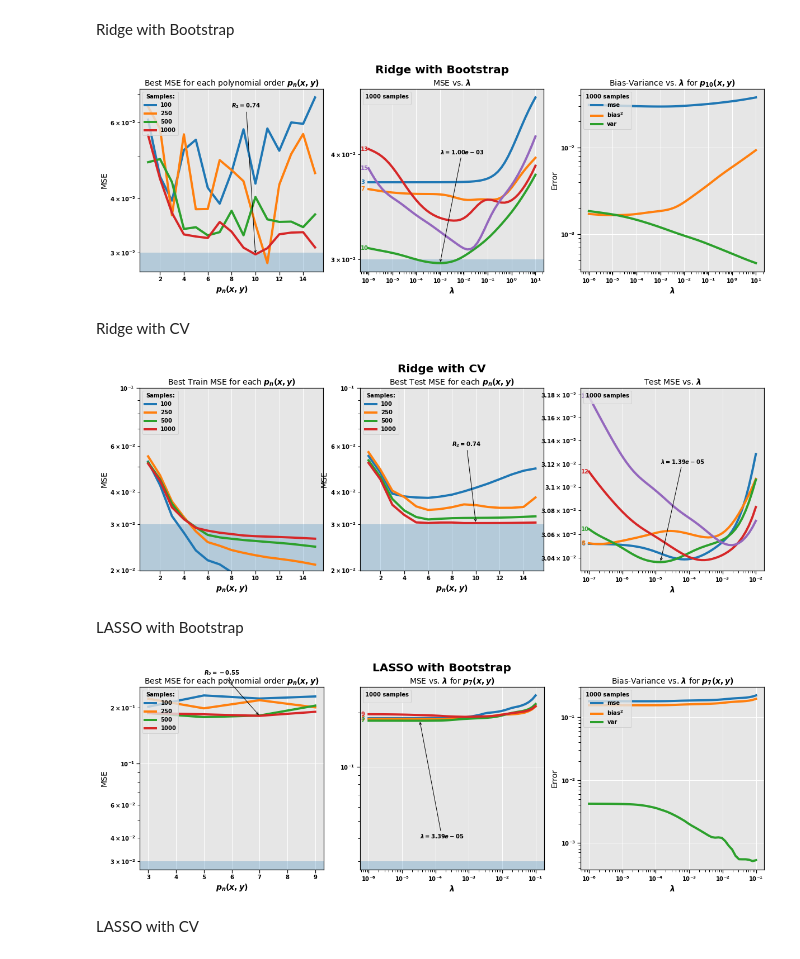
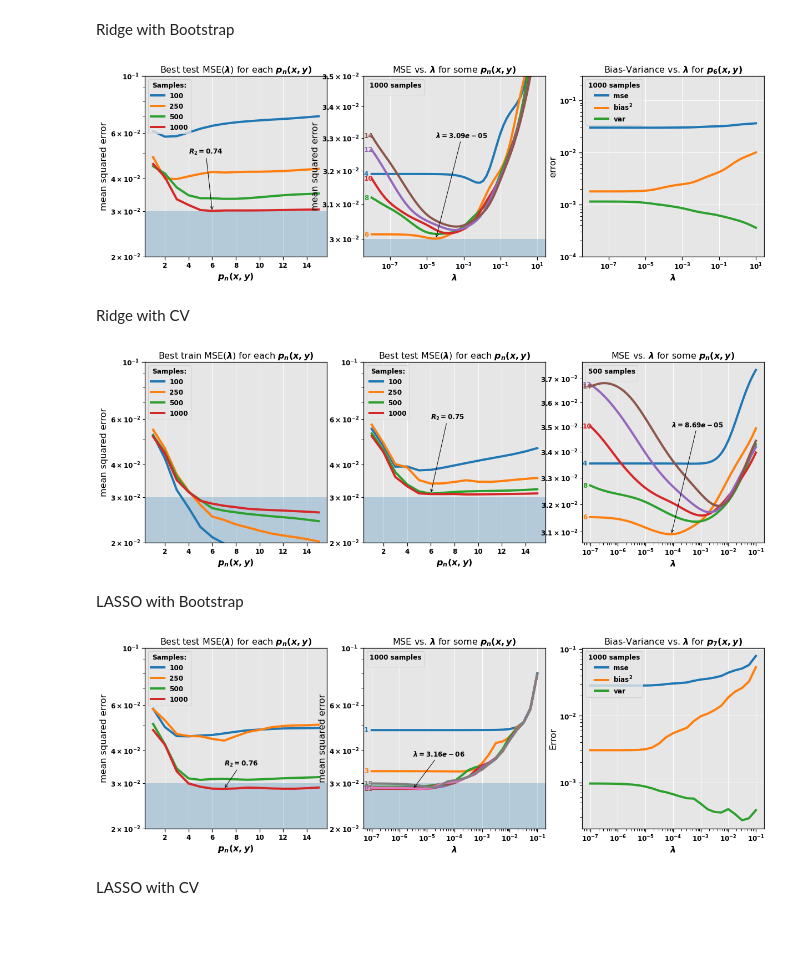
Before and after one commit to fonstelien/FYS-STK4155, a Jupyter notebook: project1/take2.ipynb, the cells around one changed output. Saved outputs shown, nothing was run; the diff lists cells and outputs as text; code cells hidden in the pictures; blank space fills up the shorter version.

```diff
--- a/project1/take2.ipynb
+++ b/project1/take2.ipynb
@@ -258,27 +243,27 @@ Ridge with Bootstrap
 # %%
 '''Running Ridge with Bootstrap'''
 
-lambdas = np.logspace(-6, 1, 50)
+lambdas = np.logspace(-8, 1, 50)
 ridge_bs_results = list()
 
 for sn in samples:
     X_down = X[:sn]
     z_down = z[:sn]
     f_down = f[:sn]
-    ridge_bs_df = run_ridge_bootstrap(X_down, z_down, f_down, polynomial_orders=polynomial_orders, lambdas=lambdas, train_size=.7, bootstraps=20)
+    ridge_bs_df = run_ridge_bootstrap(X_down, z_down, f_down, polynomial_orders=polynomial_orders, lambdas=lambdas, train_size=.7, bootstraps=25)
     best_lambda, best_mse = best_lambda_mse(df=ridge_bs_df, polynomial_orders=polynomial_orders, col_prefix='test_mse_')
     ridge_bs_results.append((ridge_bs_df, best_lambda, best_mse))
 # %%
 ''' Plotting Ridge with Bootstrap '''
 
 fig, axes = plt.subplots(nrows=1, ncols=3, figsize=WIDE_FIG)
-fig.suptitle("Ridge with Bootstrap", fontsize=LARGE, weight='bold')
+#fig.suptitle("Ridge with Bootstrap", fontsize=LARGE, weight='bold')
 
 ''' Best MSE '''
 ax = axes[0]
-ax.set_title("Best MSE for each polynomial order $p_n(x,y)$")
+ax.set_title("Best test MSE($\lambda$) for each $p_n(x,y)$")
 ax.set_xlabel("$p_n(x,y)$")
-ax.set_ylabel("MSE")
+ax.set_ylabel("mean squared error")
 ax.xaxis.set_major_locator(MaxNLocator(integer=True))
 for result in ridge_bs_results:
     _, _, best_mse = result
@@ -286,6 +271,8 @@ for result in ridge_bs_results:
 ax.axhspan(plt.ylim()[0], VAR_EPS, alpha=OPACITY)
 ax.legend([str(sn) for sn in samples], title=f'Samples:', fontsize=SMALL, title_fontsize=SMALL, loc='upper left')
 ax.set_yscale('log')
+ax.set_ylim(.02, .2)
+ax.set_ylim(.02,.1)
 
 # Data set for annotations and other subplots
 idx = 3
@@ -297,15 +284,16 @@ best_mse_val = best_mse[best_mse_idx]
 best_mse_lambda_val = best_lambda[best_mse_idx]
 
 # Annotate R2 for best MSE
-xytext = (best_mse_pn-2, .065)
+xytext = (best_mse_pn-2, .05)
 xy = (best_mse_pn, best_mse_val)
 R2 = best_r2(best_mse, z[:sn])
 ax.annotate(f'$R_2 = {R2:.2f}$', xytext=xytext, xy=xy, arrowprops={'arrowstyle':'->'})
 
 ''' MSE vs lambda '''
 ax = axes[1]
-ax.set_title(f"MSE vs. $\lambda$")
-plot_orders = [3,7,10,13,15]
+ax.set_title(f"MSE vs. $\lambda$ for some $p_n(x,y)$")
+plot_orders = [4,6,8,10,12,14]
+
 names = [f'test_mse_{pn}' for pn in plot_orders]
 for name in names:
     ax.plot(ridge_bs_df['lambda'], ridge_bs_df[name])
@@ -313,37 +301,39 @@ ax.axhspan(plt.ylim()[0], VAR_EPS, alpha=OPACITY)
 
 for line, pn in zip(ax.lines, plot_orders):
     y = line.get_ydata()[0]
     ax.annotate(str(pn), xy=(0,y), xytext=(1,0), color=line.get_color(),
                 xycoords = ax.get_yaxis_transform(), textcoords="offset points",
                 size=SMALL, va="center")
 
 ax.legend([], title=f'{sn} samples', fontsize=SMALL, title_fontsize=SMALL, loc='upper left')
 ax.set_xlabel("$\lambda$")
-#ax.set_ylabel("MSE")
+ax.set_ylabel("mean squared error")
 ax.set_xscale('log')
 ax.set_yscale('log')
+ax.set_ylim(.0295, .035)
 
 # Annotate best lambda
-xytext = (best_mse_lambda_val, .04)
+xytext = (best_mse_lambda_val, .033)
 xy = (best_mse_lambda_val, best_mse_val)
 ax.annotate(f'$\lambda = {best_mse_lambda_val:.2e}$', xytext=xytext, xy=xy, arrowprops={'arrowstyle':'->'})
 
 ''' Bias-Variance '''
 ax = axes[2]
 pn = best_mse_pn
 ax.set_title(f"Bias-Variance vs. $\lambda$ for $p_{{{pn}}}(x,y)$")
 ax.plot(ridge_bs_df['lambda'], ridge_bs_df[f'test_mse_{pn}'])
 ax.plot(ridge_bs_df['lambda'], ridge_bs_df[f'test_bias_{pn}'])
 ax.plot(ridge_bs_df['lambda'], ridge_bs_df[f'test_var_{pn}'])
 ax.legend(['mse', 'bias$^2$', 'var'], title=f'{sn} samples', fontsize=SMALL, title_fontsize=SMALL, loc='upper left')
 ax.set_xlabel("$\lambda$")
-ax.set_ylabel("Error")
+ax.set_ylabel("error")
 ax.set_xscale('log')
 ax.set_yscale('log')
+ax.set_ylim(.0001, .3)
 
 plt.show()
 # %% [output]
-[figure, old version]
+[figure, new version]
 # %% [markdown]
 Ridge with CV
 # %%
@@ -364,14 +354,14 @@ for sn in samples:
 '''Plotting Ridge with CV'''
 
 fig, axes = plt.subplots(nrows=1, ncols=3, figsize=WIDE_FIG)
-fig.suptitle("Ridge with CV", fontsize=LARGE, weight='bold')
+#fig.suptitle("Ridge with CV", fontsize=LARGE, weight='bold')
 
 
 ''' Best Train MSE '''
 ax = axes[0]
-ax.set_title("Best Train MSE for each $p_n(x,y)$")
+ax.set_title("Best train MSE($\lambda$) for each $p_n(x,y)$")
 ax.set_xlabel("$p_n(x,y)$")
-ax.set_ylabel("MSE")
+ax.set_ylabel("mean squared error")
 ax.xaxis.set_major_locator(MaxNLocator(integer=True))
 for result in ridge_k_train_results:
     _, _, best_mse = result
@@ -384,9 +374,9 @@ ax.set_yscale('log')
 
 ''' Best Test MSE '''
 ax = axes[1]
-ax.set_title("Best Test MSE for each $p_n(x,y)$")
+ax.set_title("Best test MSE($\lambda$) for each $p_n(x,y)$")
 ax.set_xlabel("$p_n(x,y)$")
-ax.set_ylabel("MSE")
+#ax.set_ylabel("mean squared error")
 ax.xaxis.set_major_locator(MaxNLocator(integer=True))
 for result in ridge_k_test_results:
     _, _, best_mse = result
@@ -397,7 +387,7 @@ ax.legend([str(sn) for sn in samples], title=f'Samples:', fontsize=SMALL, title_
 ax.set_yscale('log')
 
 # Data set for annotations and other subplots
-idx = 3
+idx = 2
 sn = samples[idx]
 ridge_k_df, best_lambda, best_mse = ridge_k_test_results[idx]
 best_mse_idx = np.argmin(best_mse)
@@ -406,7 +396,7 @@ best_mse_val = best_mse[best_mse_idx]
 best_mse_lambda_val = best_lambda[best_mse_idx]
 
 # Annotate R2 for best MSE
-xytext = (best_mse_pn-2, .060)
+xytext = (best_mse_pn, .060)
 xy = (best_mse_pn, best_mse_val)
 R2 = best_r2(best_mse, z[:sn])
 ax.annotate(f'$R_2 = {R2:.2f}$', xytext=xytext, xy=xy, arrowprops={'arrowstyle':'->'})
@@ -414,8 +404,8 @@ ax.annotate(f'$R_2 = {R2:.2f}$', xytext=xytext, xy=xy, arrowprops={'arrowstyle':
 
 ''' Test MSE vs lambda '''
 ax = axes[2]
-ax.set_title(f"Test MSE vs. $\lambda$")
-plot_orders = [6,8,10,12,15]
+ax.set_title(f"MSE vs. $\lambda$ for some $p_n(x,y)$")
+plot_orders = [4,6,8,10,12,14]
 names = [f'test_mse_{pn}' for pn in plot_orders]
 for name in names:
     ax.plot(ridge_k_df['lambda'], ridge_k_df[name])
@@ -428,18 +418,18 @@ for line, pn in zip(ax.lines, plot_orders):
 
 ax.legend([], title=f'{sn} samples', fontsize=SMALL, title_fontsize=SMALL, loc='upper left')
 ax.set_xlabel("$\lambda$")
-#ax.set_ylabel("MSE")
+#ax.set_ylabel("mean squared error")
 ax.set_xscale('log')
 ax.set_yscale('log')
 
 # Annotate best lambda
-xytext = (best_mse_lambda_val, .0312)
+xytext = (best_mse_lambda_val, .035)
 xy = (best_mse_lambda_val, best_mse_val)
 ax.annotate(f'$\lambda = {best_mse_lambda_val:.2e}$', xytext=xytext, xy=xy, arrowprops={'arrowstyle':'->'})
 
 plt.show()
 # %% [output]
-[figure, old version]
+[figure, new version]
 # %%
 '''LASSO Regression data set'''
 
@@ -472,13 +462,13 @@ for sn in samples:
 ''' Plotting LASSO with Bootstrap '''
 
 fig, axes = plt.subplots(nrows=1, ncols=3, figsize=WIDE_FIG)
-fig.suptitle("LASSO with Bootstrap", fontsize=LARGE, weight='bold')
+#fig.suptitle("LASSO with Bootstrap", fontsize=LARGE, weight='bold')
 
 ''' Best MSE '''
 ax = axes[0]
-ax.set_title("Best MSE for each polynomial order $p_n(x,y)$")
+ax.set_title("Best test MSE($\lambda$) for each $p_n(x,y)$")
 ax.set_xlabel("$p_n(x,y)$")
-ax.set_ylabel("MSE")
+ax.set_ylabel("mean squared error")
 ax.set_yscale('log')
 ax.xaxis.set_major_locator(MaxNLocator(integer=True))
 for result in lasso_bs_results:
@@ -486,7 +476,7 @@ for result in lasso_bs_results:
     ax.plot(polynomial_orders, best_mse)
 ax.axhspan(plt.ylim()[0], VAR_EPS, alpha=OPACITY)
 ax.legend([str(sn) for sn in samples], title=f'Samples:', fontsize=SMALL, title_fontsize=SMALL, loc='upper left')
-
+ax.set_ylim(.02,.1)
 
 # Data set for annotations and other subplots
 idx = 3
@@ -498,16 +488,15 @@ best_mse_val = best_mse[best_mse_idx]
 best_mse_lambda_val = best_lambda[best_mse_idx]
 
 # Annotate R2 for best MSE
-xytext = (best_mse_pn-2, .3)
+xytext = (best_mse_pn, .035)
 xy = (best_mse_pn, best_mse_val)
 R2 = best_r2(best_mse, z[:sn])
 ax.annotate(f'$R_2 = {R2:.2f}$', xytext=xytext, xy=xy, arrowprops={'arrowstyle':'->'})
 
 ''' MSE vs lambda '''
 ax = axes[1]
-ax.set_title(f"MSE vs. $\lambda$ for $p_{{{best_mse_pn}}}(x,y)$")
-plot_orders = [2,4,6,8,10]
-plot_orders = [3,5,7,9]
+ax.set_title(f"MSE vs. $\lambda$ for some $p_n(x,y)$")
+plot_orders = [1,3,5,7,9,11,13,15]
 names = [f'test_mse_{pn}' for pn in plot_orders]
 for name in names:
     ax.plot(lasso_bs_df['lambda'], lasso_bs_df[name])
@@ -521,12 +510,13 @@ for line, pn in zip(ax.lines, plot_orders):
 
 ax.legend([], title=f'{sn} samples', fontsize=SMALL, title_fontsize=SMALL, loc='upper left')
 ax.set_xlabel("$\lambda$")
-#ax.set_ylabel("MSE")
+ax.set_ylabel("mean squared error")
 ax.set_xscale('log')
 ax.set_yscale('log')
+ax.set_ylim(.02,.1)
 
 # Annotate best lambda
-xytext = (best_mse_lambda_val, .04)
+xytext = (best_mse_lambda_val, .038)
 xy = (best_mse_lambda_val, best_mse_val)
 ax.annotate(f'$\lambda = {best_mse_lambda_val:.2e}$', xytext=xytext, xy=xy, arrowprops={'arrowstyle':'->'})
 
@@ -545,7 +535,7 @@ ax.set_yscale('log')
 
 plt.show()
 # %% [output]
-[figure, old version]
+[figure, new version]
 # %% [markdown]
 LASSO with CV
 # %%
```
Also changed, not shown: parts of 9 cells of this notebook, 4 other files.
